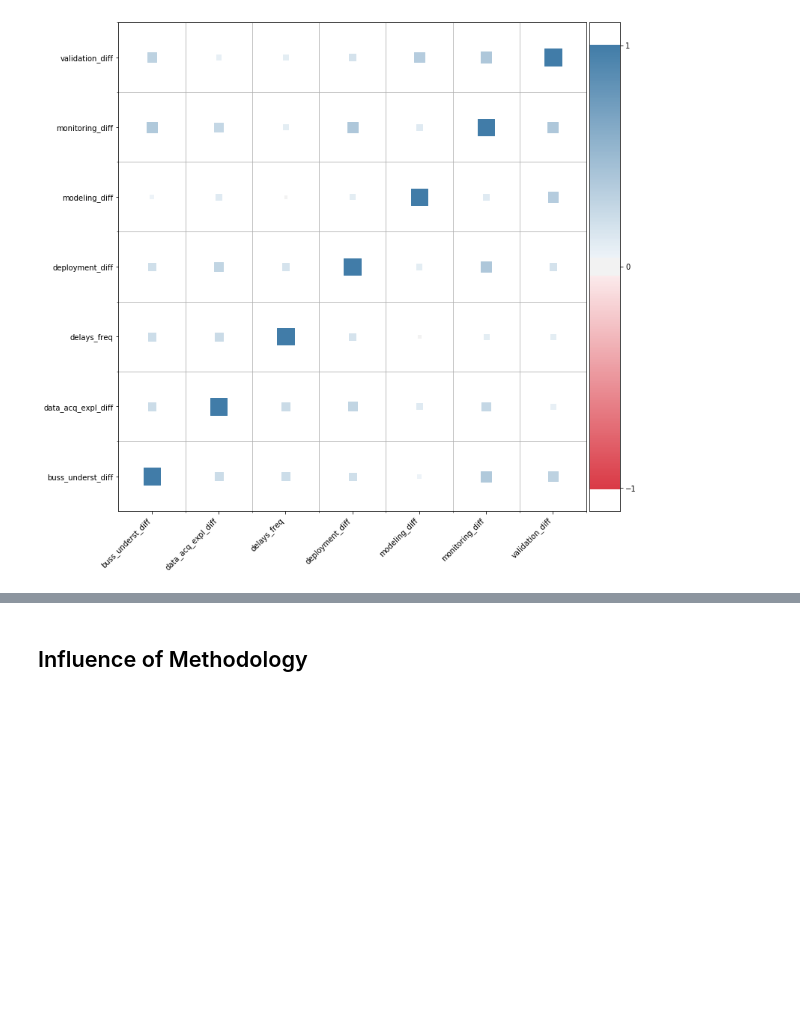
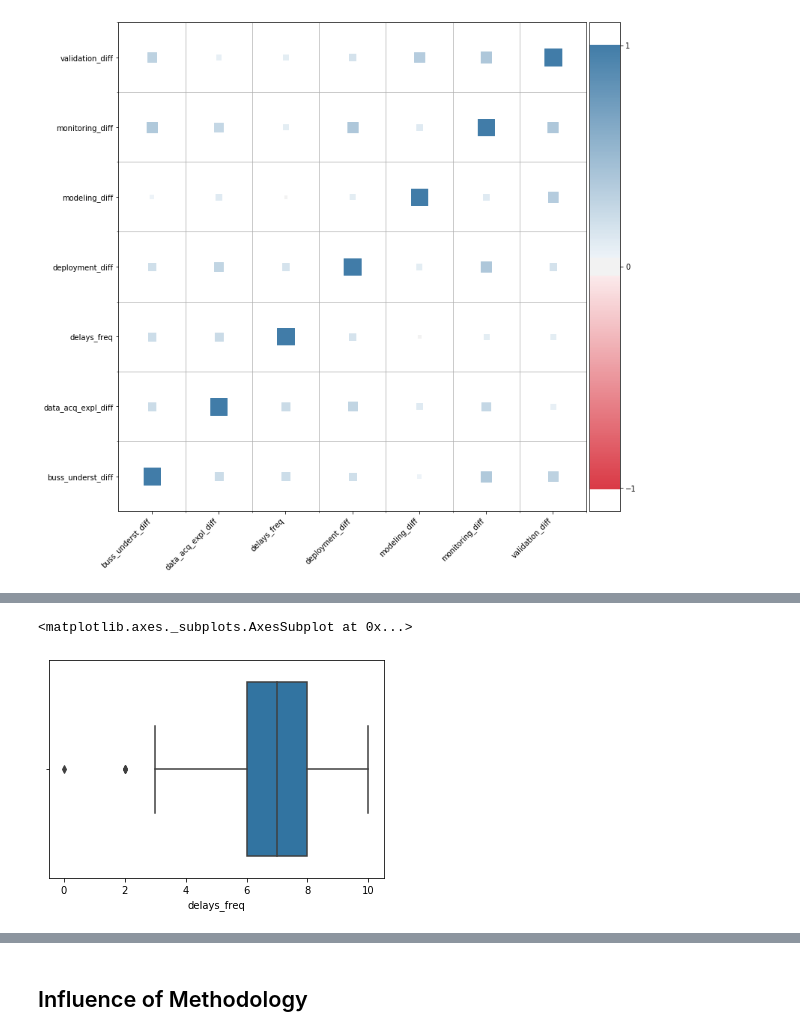
Before and after one commit to welberthdouglas/DS_projects_survey, a Jupyter notebook: EDA_survey.ipynb, the cells around one changed output, grey strips where cells are left out. Saved outputs shown, nothing was run; the diff lists cells and outputs as text; code cells hidden in the pictures; blank space fills up the shorter version.

```diff
--- a/EDA_survey.ipynb
+++ b/EDA_survey.ipynb
@@ -66,0 +95,5 @@ corr_heatmap(data.iloc[:,:7])
+# %%
+sns.boxplot(data.delays_freq)
+# %% [output]
+<matplotlib.axes._subplots.AxesSubplot at 0x...>
+[figure, added]
```
Also changed, not shown: parts of 12 cells of this notebook, 2 other files.
